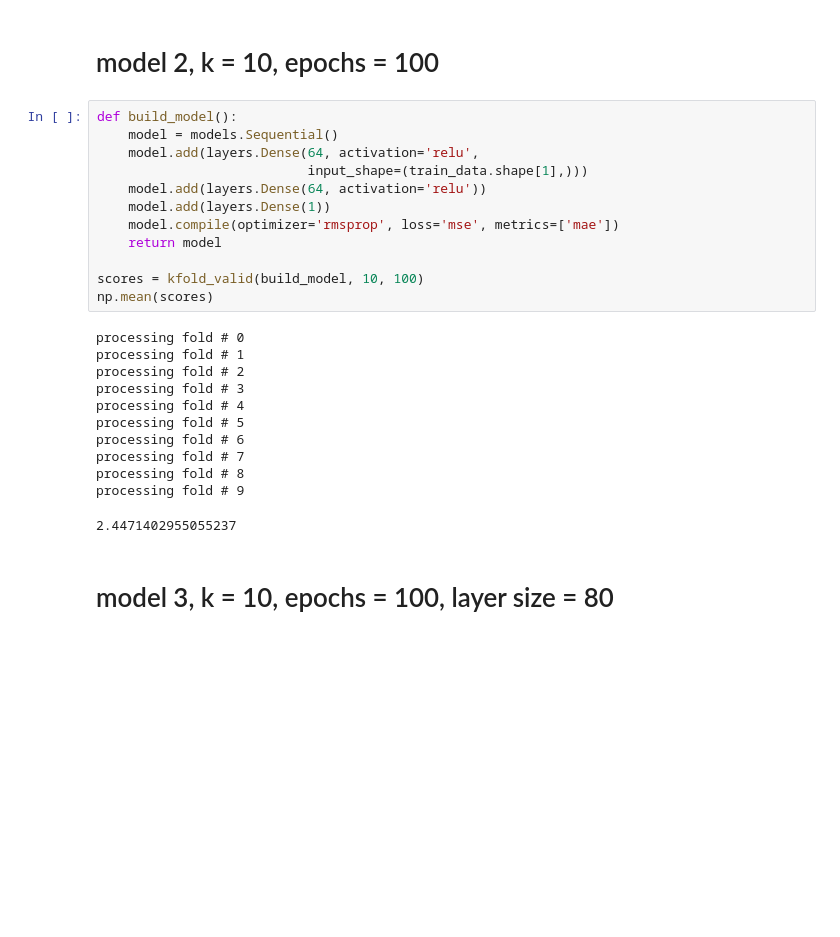
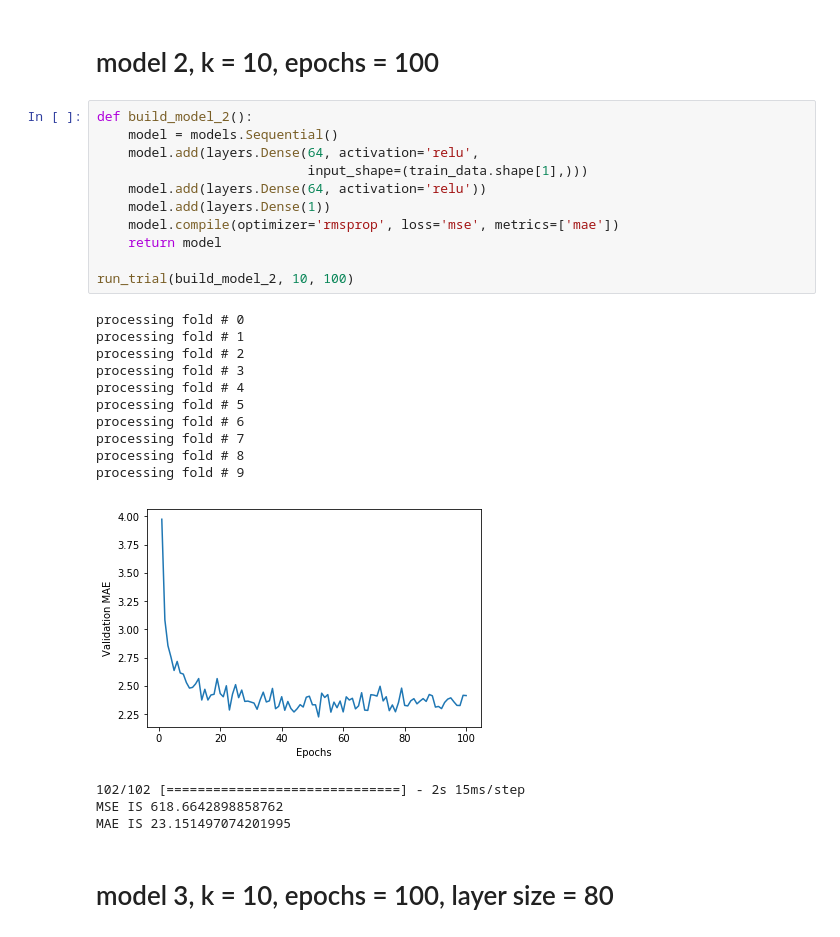
Before and after one commit to tamos/MACS30200proj, a Jupyter notebook: ProblemSets/PS3/Boston_housing_workbook.ipynb, the cells around one changed output. Cells and saved outputs as stored; diff of their text form; blank space fills up the shorter version.

```diff
--- a/ProblemSets/PS3/Boston_housing_workbook.ipynb
+++ b/ProblemSets/PS3/Boston_housing_workbook.ipynb
@@ -78,29 +104,31 @@ processing fold # 3
 # %% [markdown]
 # model 2, k = 10, epochs = 100
 # %%
-def build_model():
+def build_model_2():
     model = models.Sequential()
     model.add(layers.Dense(64, activation='relu',
                            input_shape=(train_data.shape[1],)))
     model.add(layers.Dense(64, activation='relu'))
     model.add(layers.Dense(1))
     model.compile(optimizer='rmsprop', loss='mse', metrics=['mae'])
     return model
 
-scores = kfold_valid(build_model, 10, 100)
-np.mean(scores)
+run_trial(build_model_2, 10, 100)
 # %% [output]
 processing fold # 0
 processing fold # 1
 processing fold # 2
 processing fold # 3
 processing fold # 4
 processing fold # 5
 processing fold # 6
 processing fold # 7
 processing fold # 8
 processing fold # 9
+[figure, added]
-2.4471402955055237
+102/102 [==============================] - 2s 15ms/step
+MSE IS 618.6642898858762
+MAE IS 23.151497074201995
 # %% [markdown]
 # model 3, k = 10, epochs = 100, layer size = 80
 # %%
```
Also changed, not shown: parts of 22 cells of this notebook.
